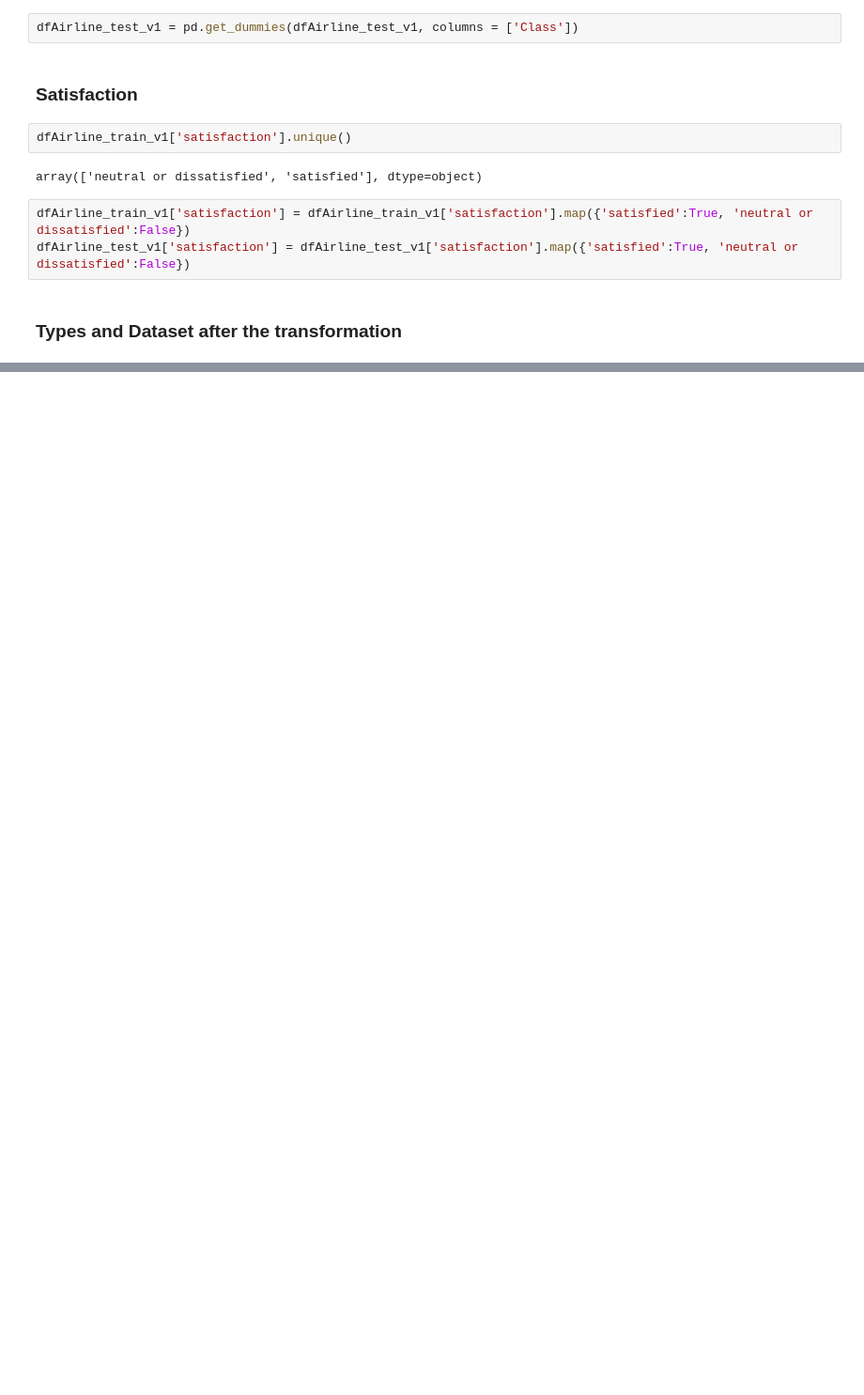
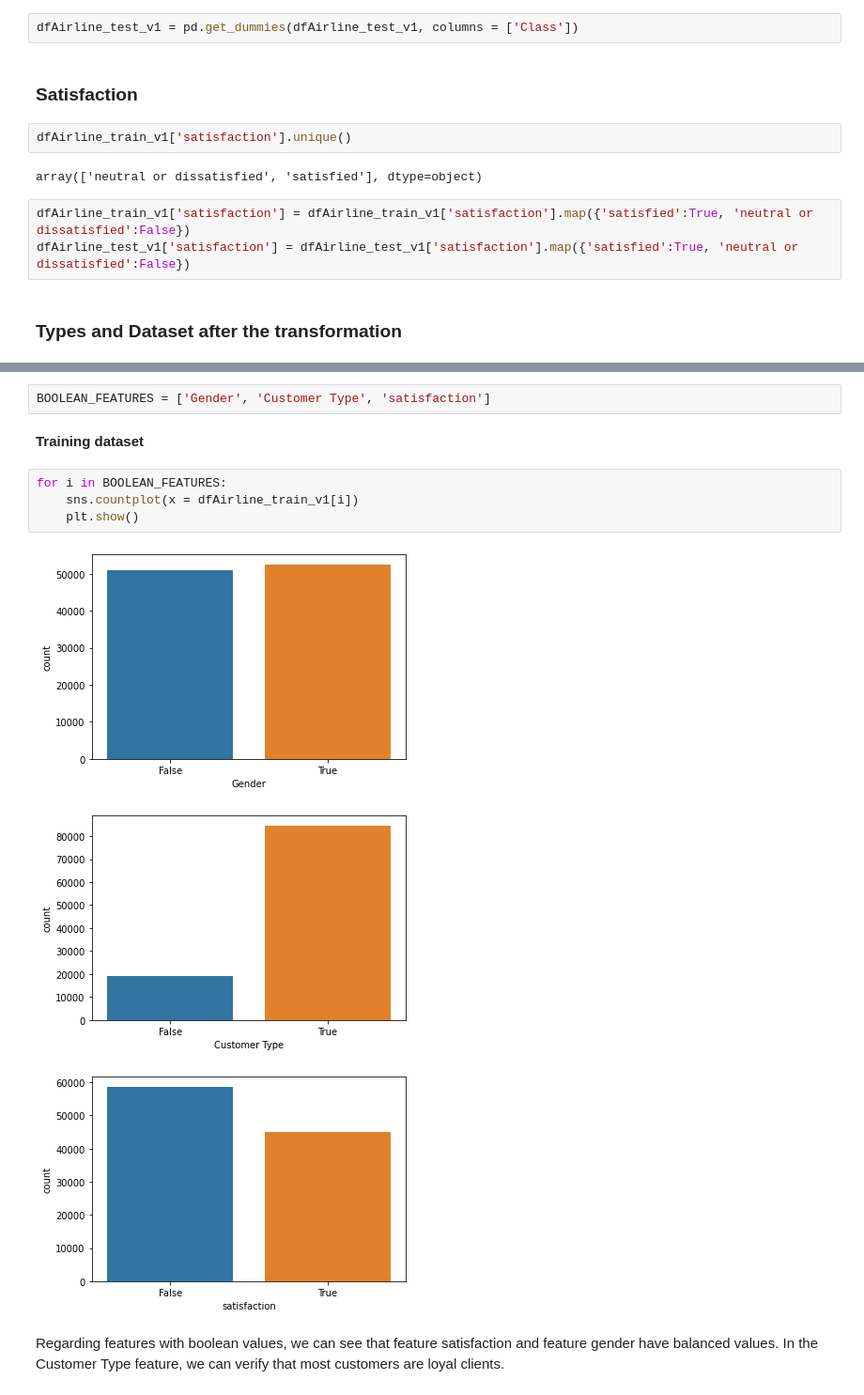
Before and after one commit to Portugapt/AAA-Explainability, a Jupyter notebook: source/1_preprocessing/1_airline-preprocessing.ipynb, the cells around one changed output, grey strips where cells are left out. Shown at 94% size. Saved outputs shown, nothing was run; the diff lists cells and outputs as text; blank space fills up the shorter version.

```diff
--- a/source/1_preprocessing/1_airline-preprocessing.ipynb
+++ b/source/1_preprocessing/1_airline-preprocessing.ipynb
@@ -239,0 +273,14 @@ dfAirline_train_v1
+# %%
+BOOLEAN_FEATURES = ['Gender', 'Customer Type', 'satisfaction']
+# %% [markdown]
+**Training dataset**
+# %%
+for i in BOOLEAN_FEATURES:
+    sns.countplot(x = dfAirline_train_v1[i])
+    plt.show()
+# %% [output]
+[figure, added]
+[figure, added]
+[figure, added]
+# %% [markdown]
+Regarding features with boolean values, we can see that feature satisfaction and feature gender have balanced values. In the Customer Type feature, we can verify that most customers are loyal clients.
```
Also changed, not shown: parts of 30 cells of this notebook.
